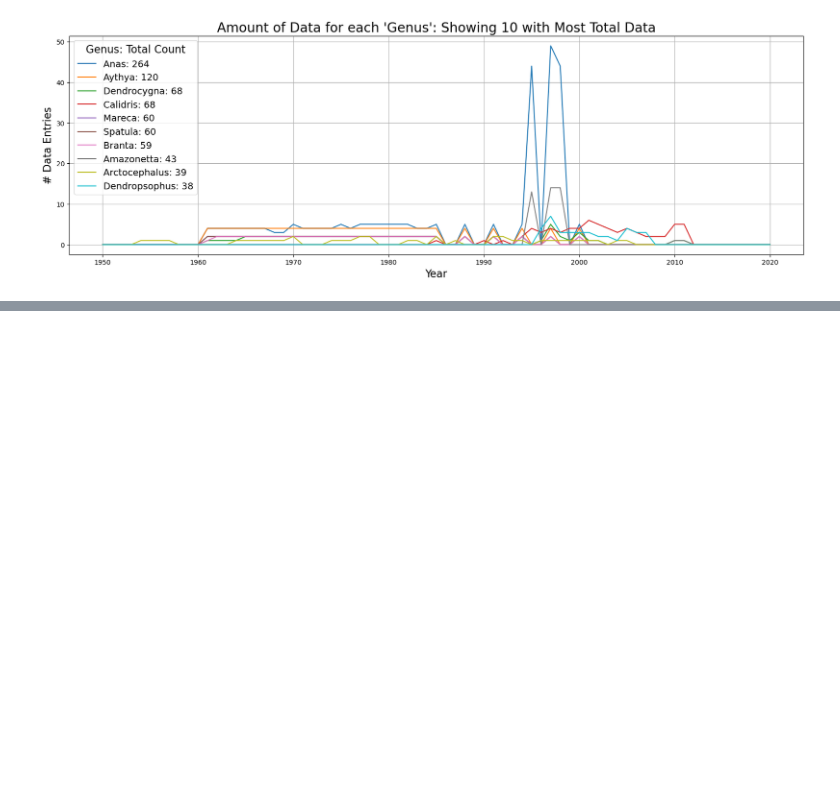
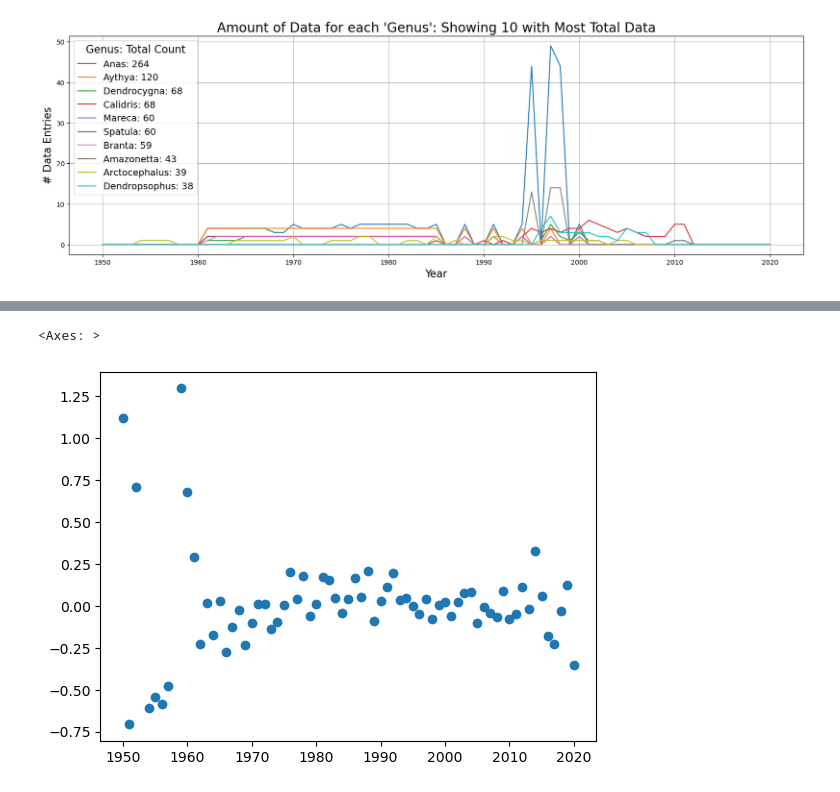
Before and after one commit to ENVS110a-SP23/group1, a Jupyter notebook: InitialDataVisualization.ipynb, the cells around one changed output, grey strips where cells are left out. Saved outputs shown, nothing was run; the diff lists cells and outputs as text; code cells hidden in the pictures; blank space fills up the shorter version.

```diff
--- a/InitialDataVisualization.ipynb
+++ b/InitialDataVisualization.ipynb
@@ -111,0 +78,4 @@ Name: Species, dtype: int64
+# %%
+def standardize(df):
+    df = df.sub(df.mean(numeric_only=False))
+    return df.div(df.std())
@@ -111,0 +120,6 @@ Name: Species, dtype: int64
+# %%
+LAC_numerical = LAC.loc[:, '1950':'2020'].transpose().apply(pd.to_numeric)
+# %%
+LAC_standardized = standardize(LAC_numerical)
+LAC_standardized.to_csv('LAC_standardized.csv')
+LAC_standardized
@@ -111,0 +140,7 @@ Name: Species, dtype: int64
+# %%
+LAC_standardized_means = LAC_standardized.mean(axis=1)
+LAC_standardized_means.to_csv('LAC_standardized_means.csv')
+LAC_standardized_means.plot(style='o')
+# %% [output]
+<Axes: >
+[figure, added]
```
Also changed, not shown: parts of 6 cells of this notebook.
